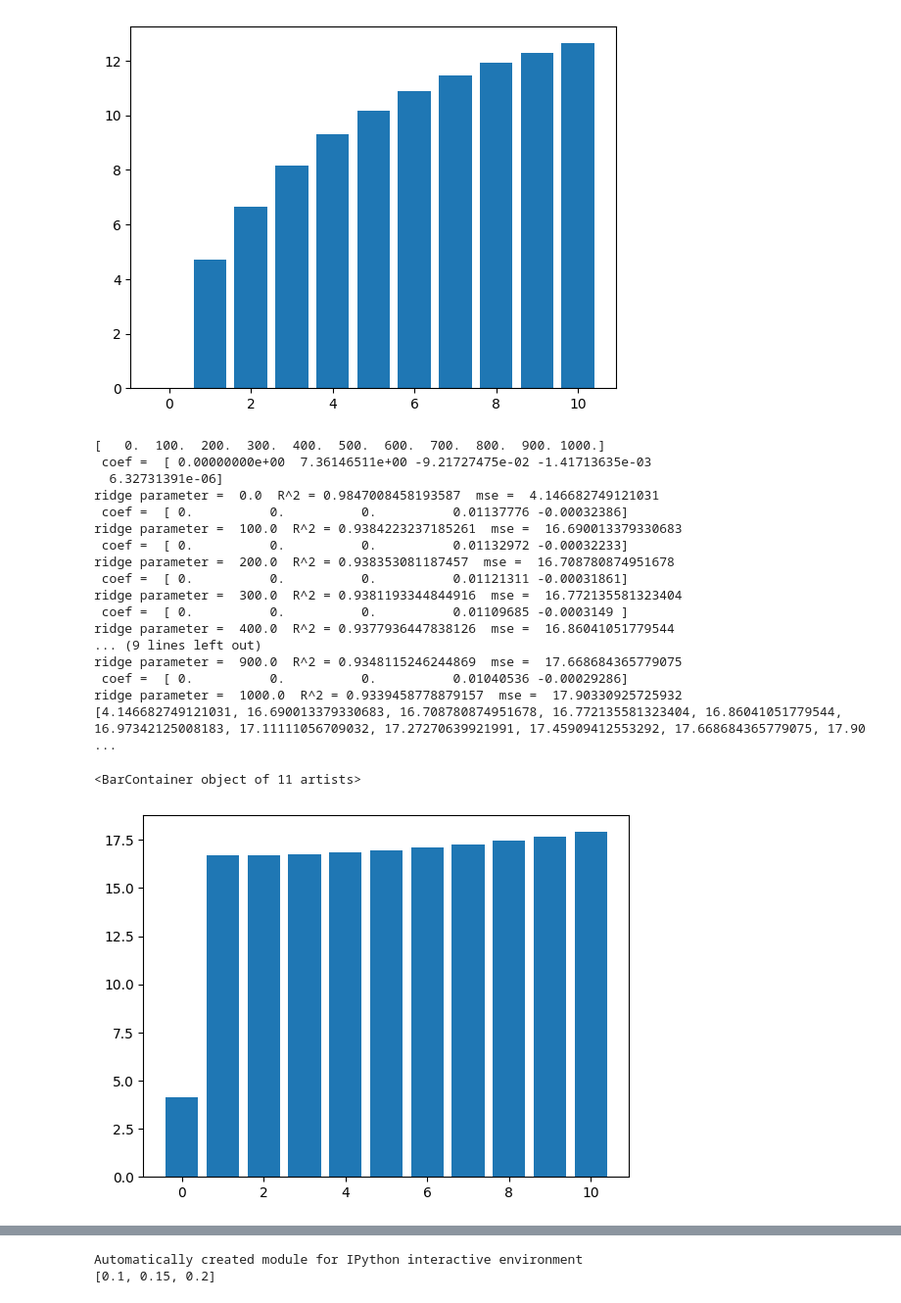
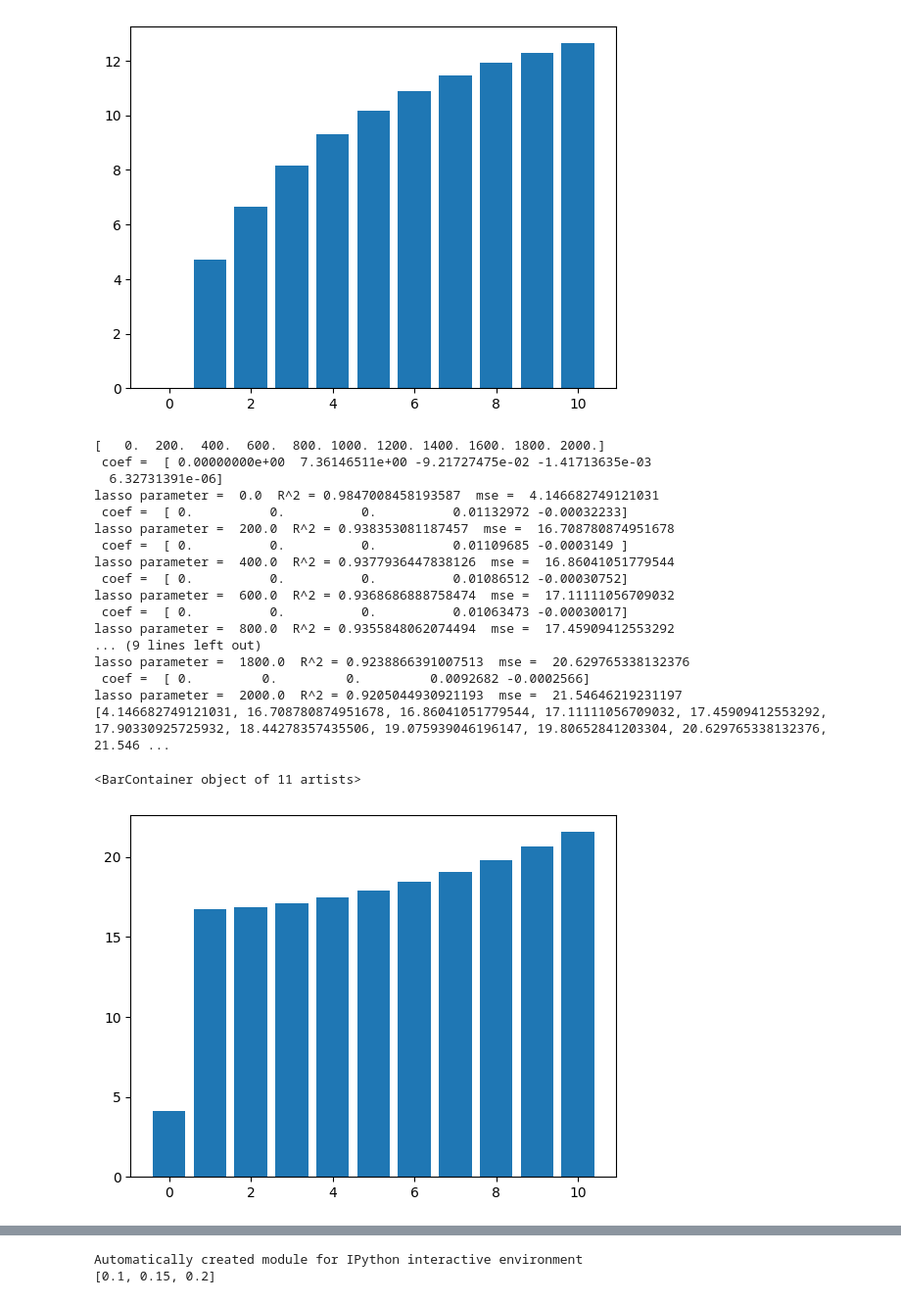
Before and after one commit to ekaratnida/Applied-machine-learning, a Jupyter notebook: Week06-Regularization/week6_regularization_usage.ipynb, the cells around one changed output, grey strips where cells are left out. Shown at 98% size. Drawn from its saved outputs; the diff is of its cells as text; code cells hidden in the pictures.

```diff
--- a/Week06-Regularization/week6_regularization_usage.ipynb
+++ b/Week06-Regularization/week6_regularization_usage.ipynb
@@ -180,42 +197,45 @@ ridge parameter =  1000.0  R^2 = 0.9534096139575836  mse =  12.62785823293653
 # %%
 from sklearn.linear_model import Lasso
 
 #Reason why setting alpha = 0 is not advised https://scikit-learn.org/stable/modules/generated/sklearn.linear_model.Lasso.html
+item = 11
+begin = 0
+end = 2000
 alphas = np.linspace(begin, end, item)
 print(alphas)
 mse = []
 for a in alphas:
     clf = Lasso(alpha=a)
     clf.fit(X_poly, y)
     print(" coef = ", clf.coef_)
     #print("Intercept ", clf.intercept_)
     error = mean_squared_error(y,clf.predict(X_poly))
-    print("ridge parameter = ",a," R^2 =", clf.score(X_poly,y), " mse = ",error)
+    print("lasso parameter = ",a," R^2 =", clf.score(X_poly,y), " mse = ",error)
     mse.append(error)
 
 t = range(0, len(mse))
 print(mse)
 plt.bar(t,mse)
 # %% [output]
-[   0.  100.  200.  300.  400.  500.  600.  700.  800.  900. 1000.]
+[   0.  200.  400.  600.  800. 1000. 1200. 1400. 1600. 1800. 2000.]
  coef =  [ 0.00000000e+00  7.36146511e+00 -9.21727475e-02 -1.41713635e-03
   6.32731391e-06]
-ridge parameter =  0.0  R^2 = 0.9847008458193587  mse =  4.146682749121031
- coef =  [ 0.          0.          0.          0.01137776 -0.00032386]
-ridge parameter =  100.0  R^2 = 0.9384223237185261  mse =  16.690013379330683
+lasso parameter =  0.0  R^2 = 0.9847008458193587  mse =  4.146682749121031
  coef =  [ 0.          0.          0.          0.01132972 -0.00032233]
-ridge parameter =  200.0  R^2 = 0.938353081187457  mse =  16.708780874951678
- coef =  [ 0.          0.          0.          0.01121311 -0.00031861]
-ridge parameter =  300.0  R^2 = 0.9381193344844916  mse =  16.772135581323404
+lasso parameter =  200.0  R^2 = 0.938353081187457  mse =  16.708780874951678
  coef =  [ 0.          0.          0.          0.01109685 -0.0003149 ]
-ridge parameter =  400.0  R^2 = 0.9377936447838126  mse =  16.86041051779544
+lasso parameter =  400.0  R^2 = 0.9377936447838126  mse =  16.86041051779544
+ coef =  [ 0.          0.          0.          0.01086512 -0.00030752]
+lasso parameter =  600.0  R^2 = 0.9368686888758474  mse =  17.11111056709032
+ coef =  [ 0.          0.          0.          0.01063473 -0.00030017]
+lasso parameter =  800.0  R^2 = 0.9355848062074494  mse =  17.45909412553292
 ... (9 lines left out)
-ridge parameter =  900.0  R^2 = 0.9348115246244869  mse =  17.668684365779075
- coef =  [ 0.          0.          0.          0.01040536 -0.00029286]
-ridge parameter =  1000.0  R^2 = 0.9339458778879157  mse =  17.90330925725932
-[4.146682749121031, 16.690013379330683, 16.708780874951678, 16.772135581323404, 16.86041051779544, 16.97342125008183, 17.11111056709032, 17.27270639921991, 17.45909412553292, 17.668684365779075, 17.90 ...
+lasso parameter =  1800.0  R^2 = 0.9238866391007513  mse =  20.629765338132376
+ coef =  [ 0.         0.         0.         0.0092682 -0.0002566]
+lasso parameter =  2000.0  R^2 = 0.9205044930921193  mse =  21.54646219231197
+[4.146682749121031, 16.708780874951678, 16.86041051779544, 17.11111056709032, 17.45909412553292, 17.90330925725932, 18.44278357435506, 19.075939046196147, 19.80652841203304, 20.629765338132376, 21.546 ...
 <BarContainer object of 11 artists>
-[figure, old version]
+[figure, new version]
 # %%
 from sklearn.linear_model import ElasticNet
 
```
Also changed, not shown: parts of 2 cells of this notebook.
